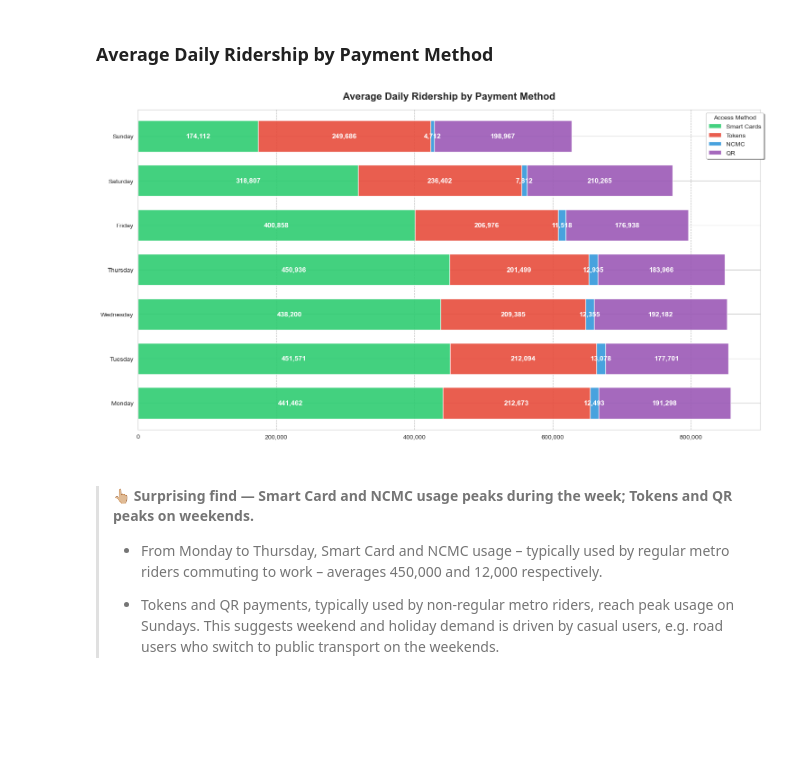
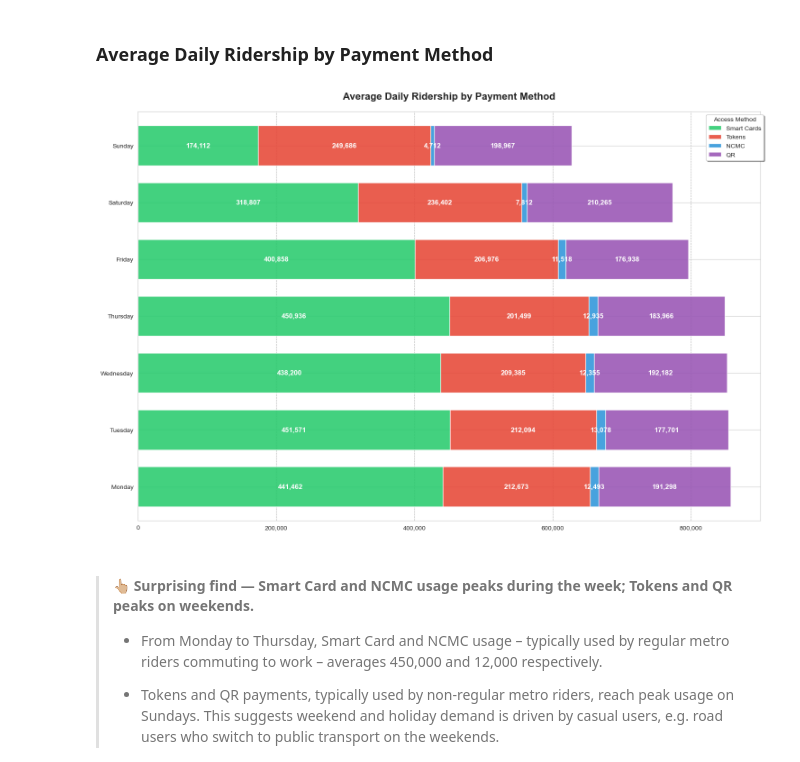
Before and after one commit to thecont1/namma-metro-ridership-tracker, a Jupyter notebook: ridership_3analysis.ipynb, the cells around one changed output. Drawn from its saved outputs; the diff is of its cells as text; code cells hidden in the pictures; blank space fills up the shorter version.

```diff
--- a/ridership_3analysis.ipynb
+++ b/ridership_3analysis.ipynb
@@ -413,7 +433,6 @@ Average Daily Ridership by Day of Week
 # %% [markdown]
 ### Average Daily Ridership by Payment Method
 # %%
-# Stacked histogram of Average Ridership by Day of Week
 
 colors = {
     'Smart Cards': '#2ecc71',  # green for sustainable/reusable
@@ -421,35 +440,35 @@ colors = {
     'Tokens': '#e74c3c',      # red for traditional/physical
     'QR': '#9b59b6'          # purple for digital/tech
 }
 
 ax = weekly_average.loc[:, ['Smart Cards', 'Tokens', 'NCMC', 'QR']].plot(
                              kind='barh', stacked=True, ylabel='',
                              color=[colors[col] for col in ['Smart Cards', 'Tokens', 'NCMC', 'QR']],
-                             figsize=(15, 8), width=0.7, rot=0, alpha=0.9)
+                             figsize=(15, 10), width=0.7, rot=0, alpha=0.9)
 
 for c in ax.containers:
     labels = labels = [f'{int(v):,}' if v >= 4000 else '' for v in c.datavalues]
     ax.bar_label(c, labels=labels, label_type='center', fontsize=11, color='white', fontweight='bold')
 
 plt.title('Average Daily Ridership by Payment Method',
           fontsize=16,
           y=1.02,
           fontweight='bold')
 plt.legend(title='Access Method',
           bbox_to_anchor=(1.01, 1),
           loc='best',
           frameon=True,
           fancybox=True,
           shadow=True)
 plt.grid(axis='x',
          linestyle='--',
          alpha=0.6,
          color='gray')
 plt.gca().xaxis.set_major_formatter(plt.FuncFormatter(lambda x, p: f'{int(x):,}'))
 plt.tight_layout()
 plt.show()
 # %% [output]
-[figure, old version]
+[figure, new version]
 # %% [markdown]
 > #### 👆🏼 Surprising find — Smart Card and NCMC usage peaks during the week; Tokens and QR peaks on weekends.
 >
```
Also changed, not shown: parts of 42 cells of this notebook, 16 other files.
